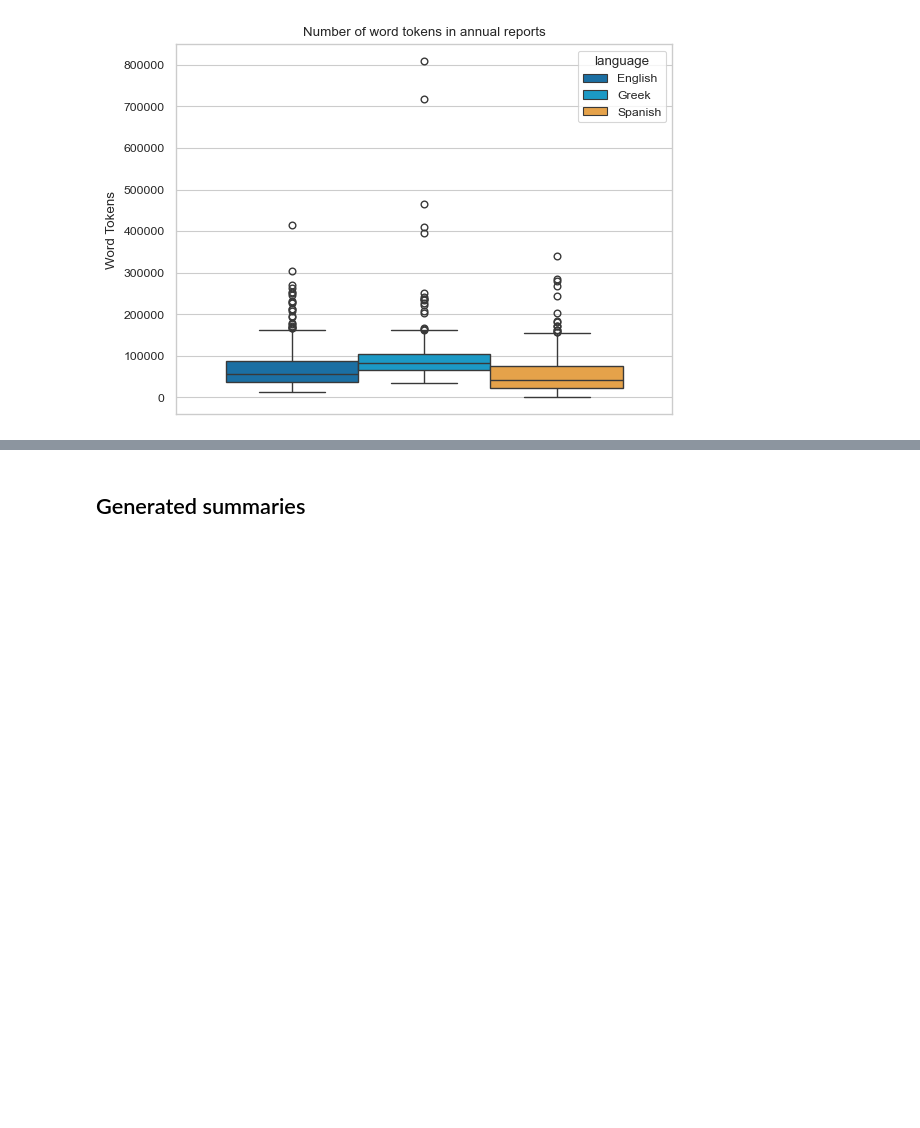
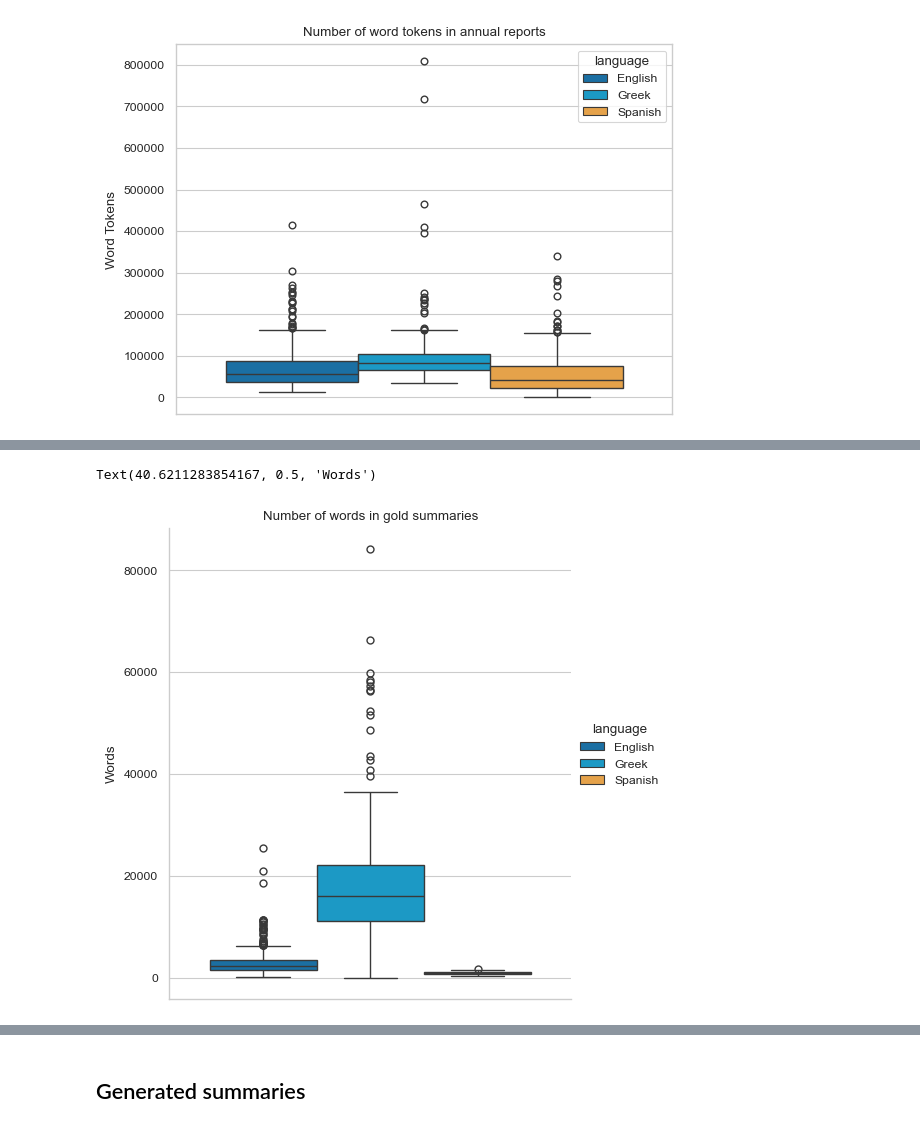
Before and after one commit to stefsyrsiri/financial-summarization-meta-evaluation, a Jupyter notebook: notebooks/eda.ipynb, the cells around one changed output, grey strips where cells are left out. Saved outputs shown, nothing was run; the diff lists cells and outputs as text; code cells hidden in the pictures; blank space fills up the shorter version.

```diff
--- a/notebooks/eda.ipynb
+++ b/notebooks/eda.ipynb
@@ -86,0 +95,7 @@ golds.groupby('language')['spacy_token_count'].describe().round(2)
+# %%
+sns.catplot(data=golds, y='spacy_token_count', hue='language', palette=langcols, kind='box')
+plt.title('Number of words in gold summaries')
+plt.ylabel('Words')
+# %% [output]
+Text(40.6211283854167, 0.5, 'Words')
+[figure, added]
```
Also changed, not shown: parts of 19 cells of this notebook.
